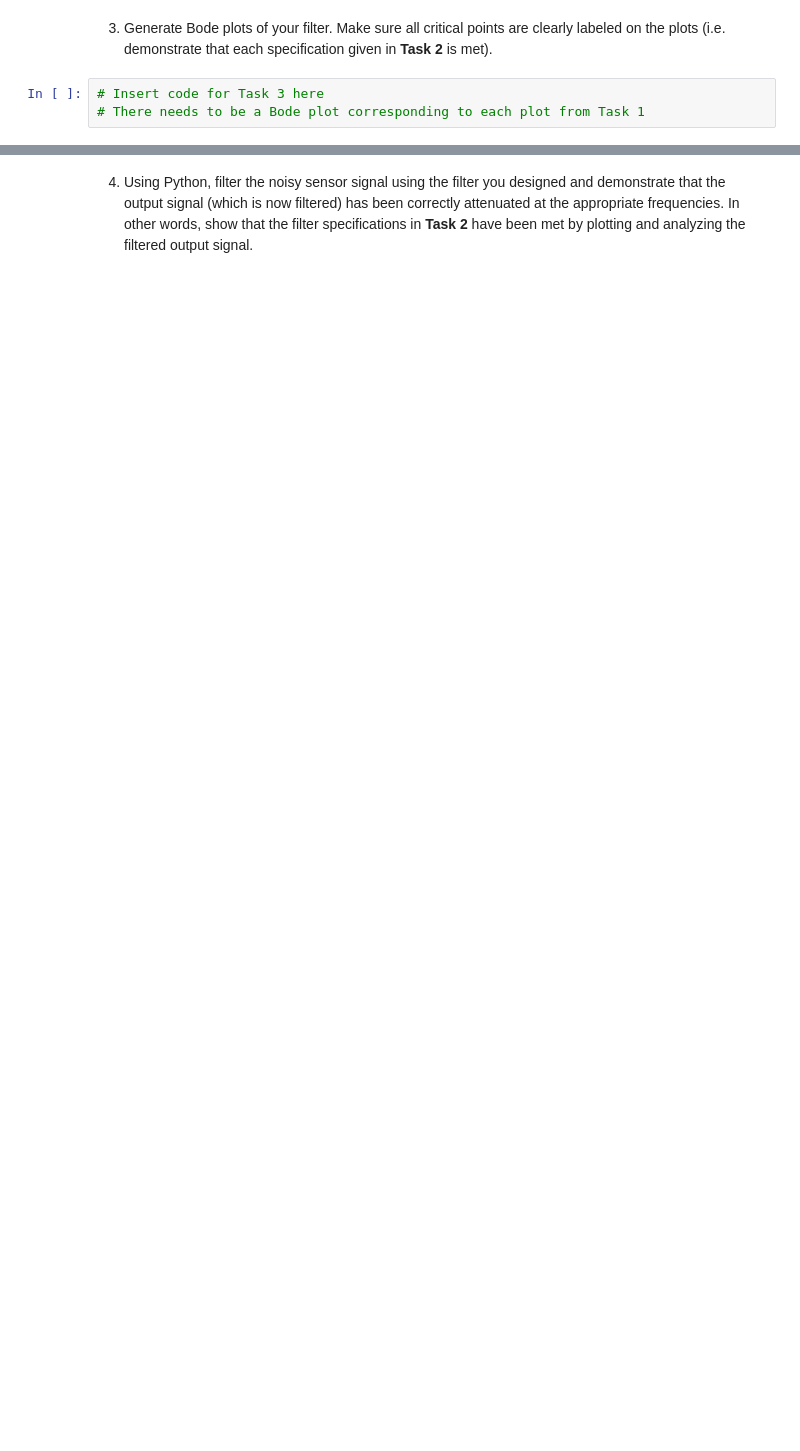
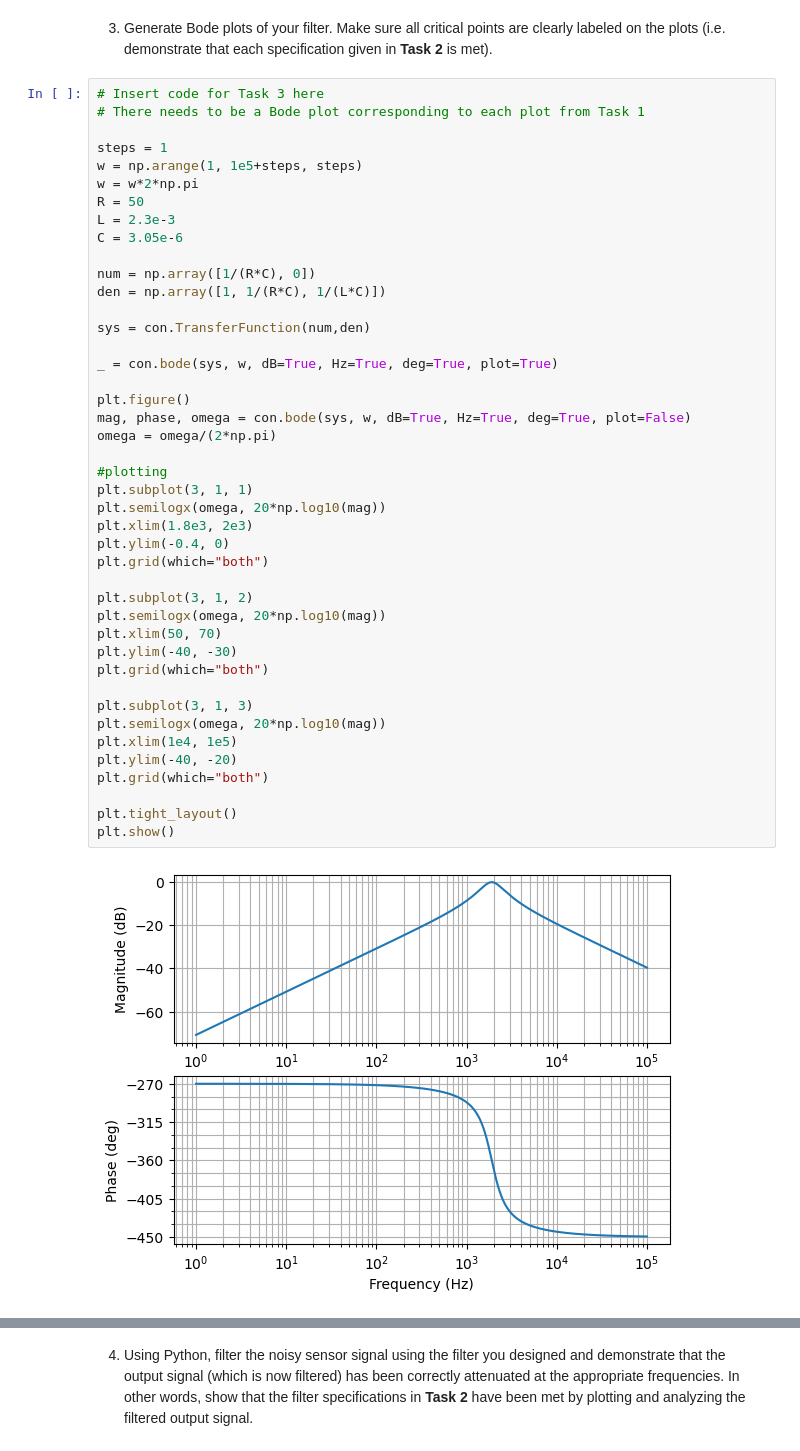
Before and after one commit to LauraMoler/ECE351_Code, a Jupyter notebook: Moler_Laura_ECE_351_Lab_12_Code.ipynb, the cells around one changed output, grey strips where cells are left out. Cells and saved outputs as stored; diff of their text form; blank space fills up the shorter version.

```diff
--- a/Moler_Laura_ECE_351_Lab_12_Code.ipynb
+++ b/Moler_Laura_ECE_351_Lab_12_Code.ipynb
@@ -104,3 +189,45 @@ Insert your circuit schematic, labeled correctly here. *Note: turn in the image
 # %%
 # Insert code for Task 3 here
 # There needs to be a Bode plot corresponding to each plot from Task 1
+
+steps = 1
+w = np.arange(1, 1e5+steps, steps)
+w = w*2*np.pi
+R = 50
+L = 2.3e-3
+C = 3.05e-6
+
+num = np.array([1/(R*C), 0])
+den = np.array([1, 1/(R*C), 1/(L*C)])
+
+sys = con.TransferFunction(num,den)
+
+_ = con.bode(sys, w, dB=True, Hz=True, deg=True, plot=True)
+
+plt.figure()
+mag, phase, omega = con.bode(sys, w, dB=True, Hz=True, deg=True, plot=False)
+omega = omega/(2*np.pi)
+
+#plotting
+plt.subplot(3, 1, 1)
+plt.semilogx(omega, 20*np.log10(mag))
+plt.xlim(1.8e3, 2e3)
+plt.ylim(-0.4, 0)
+plt.grid(which="both")
+
+plt.subplot(3, 1, 2)
+plt.semilogx(omega, 20*np.log10(mag))
+plt.xlim(50, 70)
+plt.ylim(-40, -30)
+plt.grid(which="both")
+
+plt.subplot(3, 1, 3)
+plt.semilogx(omega, 20*np.log10(mag))
+plt.xlim(1e4, 1e5)
+plt.ylim(-40, -20)
+plt.grid(which="both")
+
+plt.tight_layout()
+plt.show()
+# %% [output]
+[figure, added]
```
Also changed, not shown: parts of 9 cells of this notebook, 1 other file.
